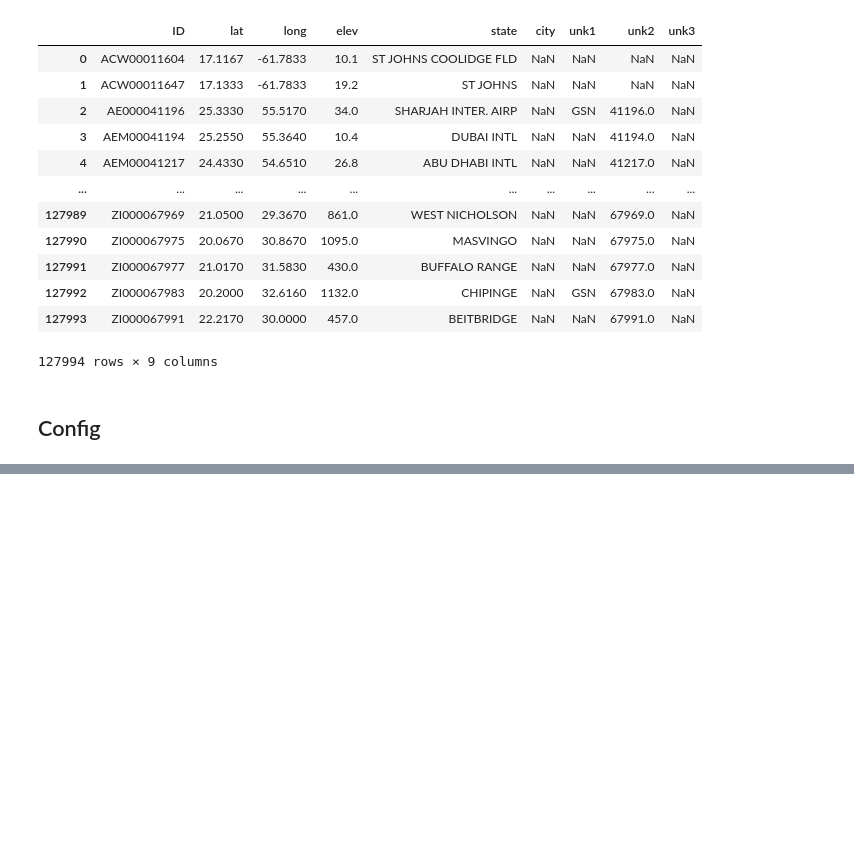
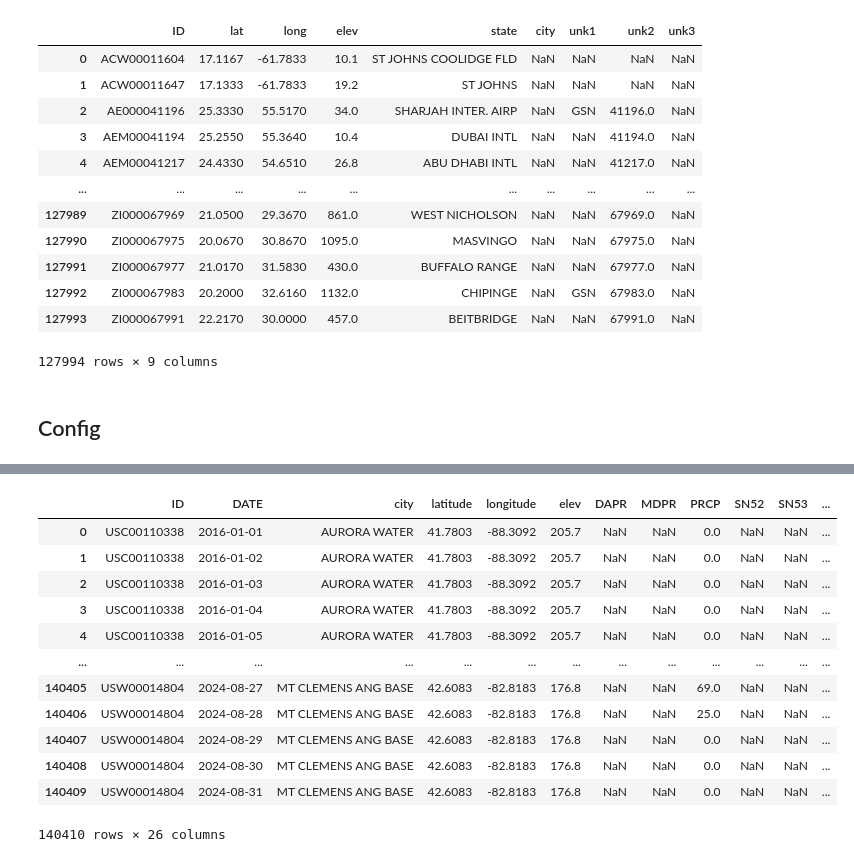
Before and after one commit to lmg1404/Energy-Consumption-Forecasting, a Jupyter notebook: src/notebooks/prototyping.ipynb, the cells around one changed output, grey strips where cells are left out. Drawn from its saved outputs; the diff is of its cells as text; code cells hidden in the pictures; blank space fills up the shorter version.

```diff
--- a/src/notebooks/prototyping.ipynb
+++ b/src/notebooks/prototyping.ipynb
@@ -526,0 +552,16 @@ NameError: name 'ETLConfig' is not defined
+# %%
+pd.read_csv("../../data/WeatherReport.csv")
+# %% [output]
+|  | ID | DATE | city | latitude | longitude | elev | DAPR | MDPR | PRCP | SN52 | SN53 | ... |
+| 0 | USC00110338 | 2016-01-01 | AURORA WATER | 41.7803 | -88.3092 | 205.7 | NaN | NaN | 0.0 | NaN | NaN | ... |
+| 1 | USC00110338 | 2016-01-02 | AURORA WATER | 41.7803 | -88.3092 | 205.7 | NaN | NaN | 0.0 | NaN | NaN | ... |
+| 2 | USC00110338 | 2016-01-03 | AURORA WATER | 41.7803 | -88.3092 | 205.7 | NaN | NaN | 0.0 | NaN | NaN | ... |
+| 3 | USC00110338 | 2016-01-04 | AURORA WATER | 41.7803 | -88.3092 | 205.7 | NaN | NaN | 0.0 | NaN | NaN | ... |
+| 4 | USC00110338 | 2016-01-05 | AURORA WATER | 41.7803 | -88.3092 | 205.7 | NaN | NaN | 0.0 | NaN | NaN | ... |
+| ... | ... | ... | ... | ... | ... | ... | ... | ... | ... | ... | ... | ... |
+| 140405 | USW00014804 | 2024-08-27 | MT CLEMENS ANG BASE | 42.6083 | -82.8183 | 176.8 | NaN | NaN | 69.0 | NaN | NaN | ... |
+| 140406 | USW00014804 | 2024-08-28 | MT CLEMENS ANG BASE | 42.6083 | -82.8183 | 176.8 | NaN | NaN | 25.0 | NaN | NaN | ... |
+| 140407 | USW00014804 | 2024-08-29 | MT CLEMENS ANG BASE | 42.6083 | -82.8183 | 176.8 | NaN | NaN | 0.0 | NaN | NaN | ... |
+| 140408 | USW00014804 | 2024-08-30 | MT CLEMENS ANG BASE | 42.6083 | -82.8183 | 176.8 | NaN | NaN | 0.0 | NaN | NaN | ... |
+| 140409 | USW00014804 | 2024-08-31 | MT CLEMENS ANG BASE | 42.6083 | -82.8183 | 176.8 | NaN | NaN | 0.0 | NaN | NaN | ... |
+140410 rows × 26 columns
```
Also changed, not shown: parts of 4 cells of this notebook, 2 other files.
